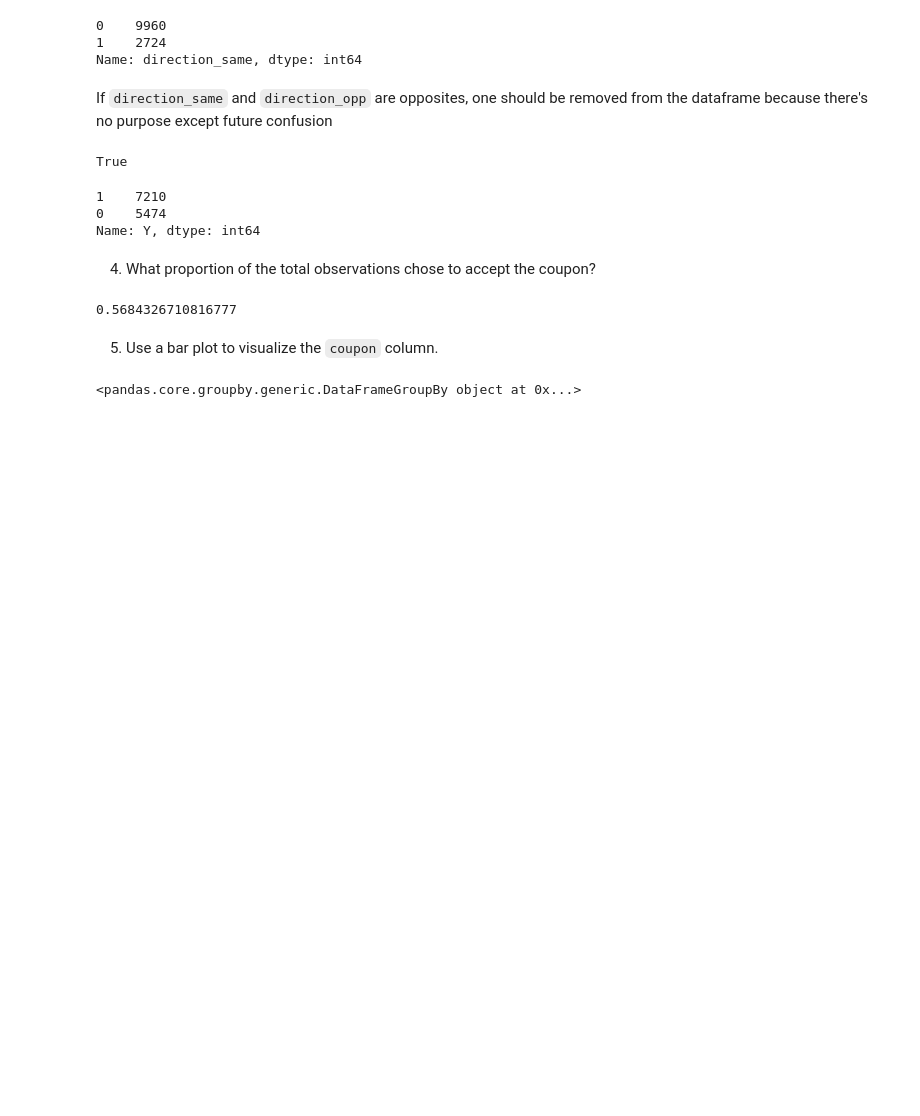
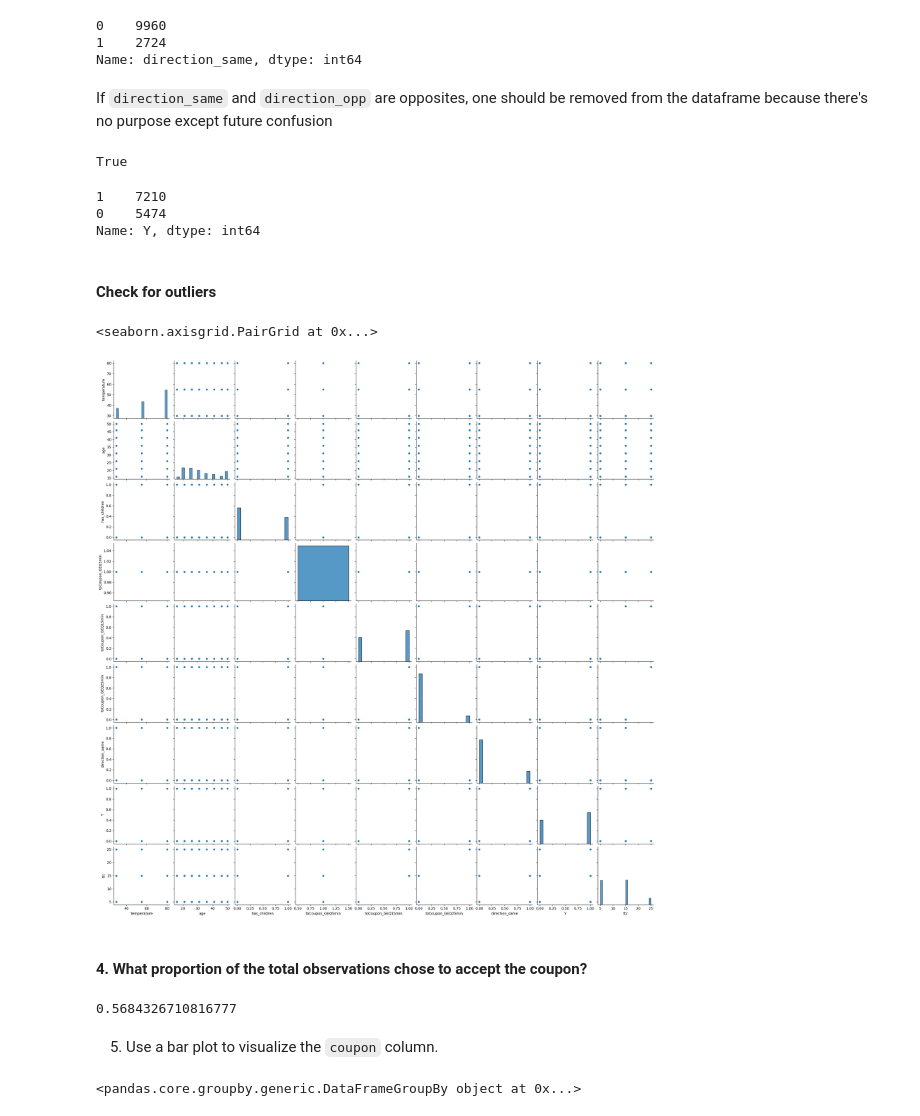
Before and after one commit to mlmangum/berkeley_ai_ml, a Jupyter notebook: prompt.ipynb, the cells around one changed output. Cells and saved outputs as stored; diff of their text form; code cells hidden in the pictures; blank space fills up the shorter version.

Commit message:
Added sections and pairplot

```diff
--- a/prompt.ipynb
+++ b/prompt.ipynb
@@ -395,8 +396,15 @@ data['Y'].value_counts()
 1    7210
 0    5474
 Name: Y, dtype: int64
+# %% [markdown]
+#### Check for outliers
+# %%
+sns.pairplot(data)
+# %% [output]
+<seaborn.axisgrid.PairGrid at 0x...>
+[figure, added]
 # %% [markdown]
-4. What proportion of the total observations chose to accept the coupon?
+#### 4. What proportion of the total observations chose to accept the coupon?
 # %%
 len(data.query('Y==1'))/len(data)
 # %% [output]
```
Also changed, not shown: parts of 2 cells of this notebook.
